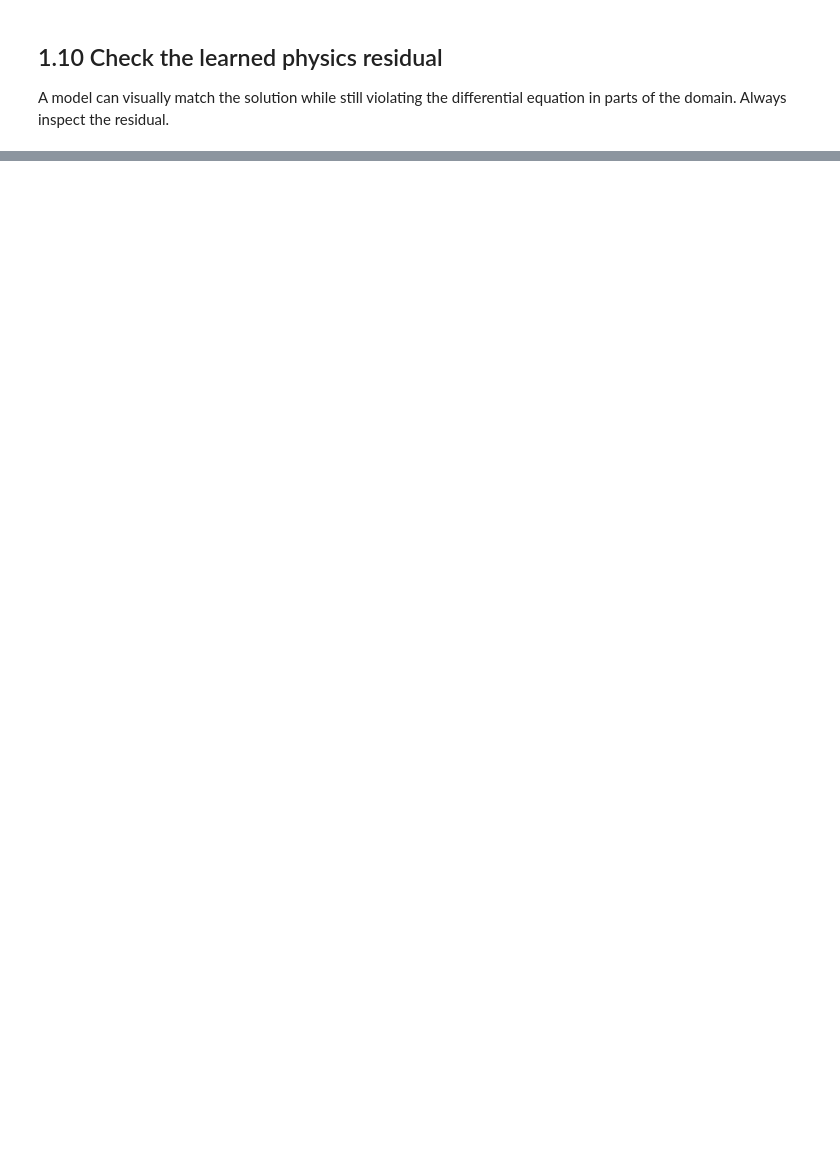
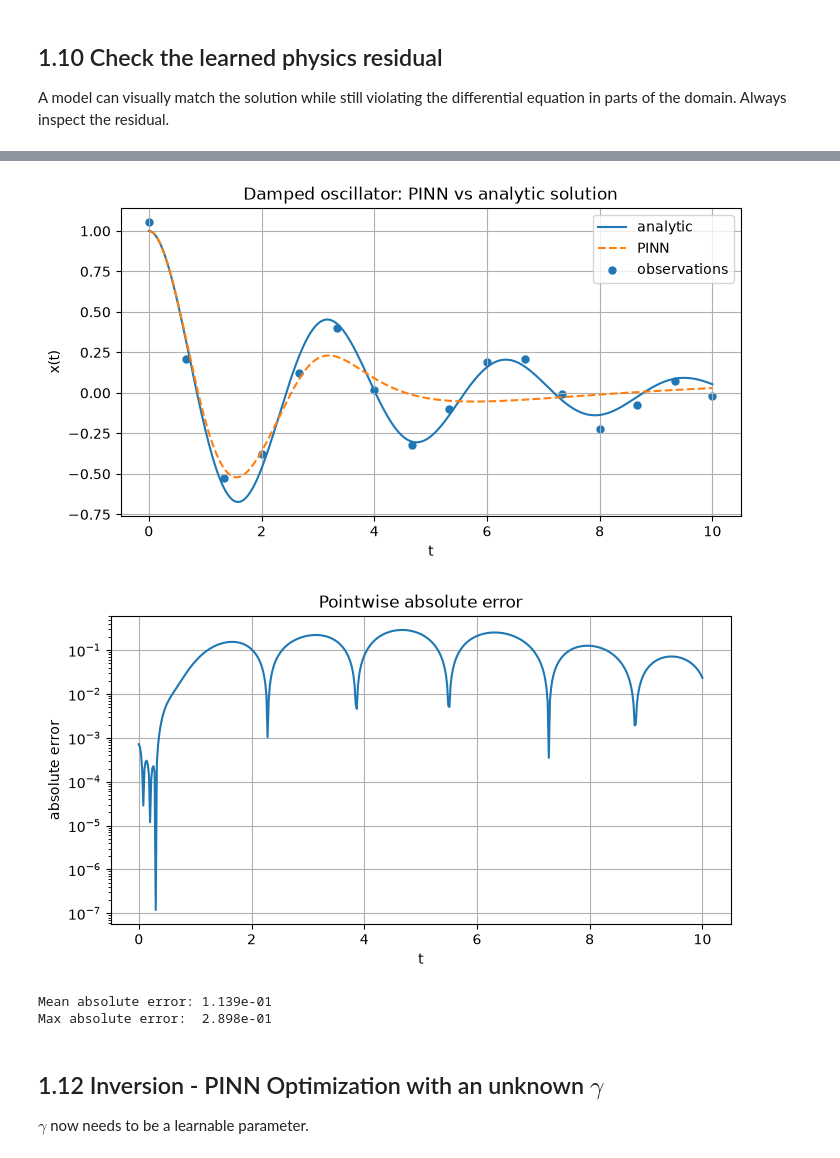
Before and after one commit to petnica-ml-sci/ml-sci-materials, a Jupyter notebook: sciml_2026/03_08_pinns/pinn_damped_harmonic_oscillator.ipynb, the cells around one changed output, grey strips where cells are left out. Saved outputs shown, nothing was run; the diff lists cells and outputs as text; code cells hidden in the pictures; blank space fills up the shorter version.

Commit message:
add inversion example to the damped oscillator notebook

```diff
--- a/sciml_2026/03_08_pinns/pinn_damped_harmonic_oscillator.ipynb
+++ b/sciml_2026/03_08_pinns/pinn_damped_harmonic_oscillator.ipynb
@@ -412,0 +463,3 @@ RMS residual: 6.141e-02
+# %%
+model = MLP(hidden_dim=64, n_hidden_layers=3).to(DEVICE)
+history = train_the_model(model, n_collocation=100, t_data=t_data, x_data=x_data, n_epochs=n_epochs, print_every=print_every, lr=1e-4)
@@ -412,0 +478,37 @@ RMS residual: 6.141e-02
+# %%
+model.eval()
+with torch.no_grad():
+    x_pinn = model(t_plot)
+    x_true = analytic_solution(t_plot)
+    abs_error = torch.abs(x_pinn - x_true)
+
+plt.figure(figsize=(8, 4))
+plt.plot(t_plot.cpu(), x_true.cpu(), label="analytic")
+plt.plot(t_plot.cpu(), x_pinn.cpu(), "--", label="PINN")
+plt.scatter(t_data.cpu(), x_data.cpu(), s=25, label="observations")
+plt.xlabel("t")
+plt.ylabel("x(t)")
+plt.title("Damped oscillator: PINN vs analytic solution")
+plt.legend()
+plt.grid(True)
+plt.show()
+
+plt.figure(figsize=(8, 4))
+plt.semilogy(t_plot.cpu(), abs_error.cpu())
+plt.xlabel("t")
+plt.ylabel("absolute error")
+plt.title("Pointwise absolute error")
+plt.grid(True)
+plt.show()
+
+print(f"Mean absolute error: {abs_error.mean().item():.3e}")
+print(f"Max absolute error:  {abs_error.max().item():.3e}")
+# %% [output]
+[figure, added]
+[figure, added]
+Mean absolute error: 1.139e-01
+Max absolute error:  2.898e-01
+# %% [markdown]
+## 1.12 Inversion - PINN Optimization with an unknown $\gamma$
+
+$\gamma$ now needs to be a learnable parameter.
```
Also changed, not shown: parts of 9 cells of this notebook.
